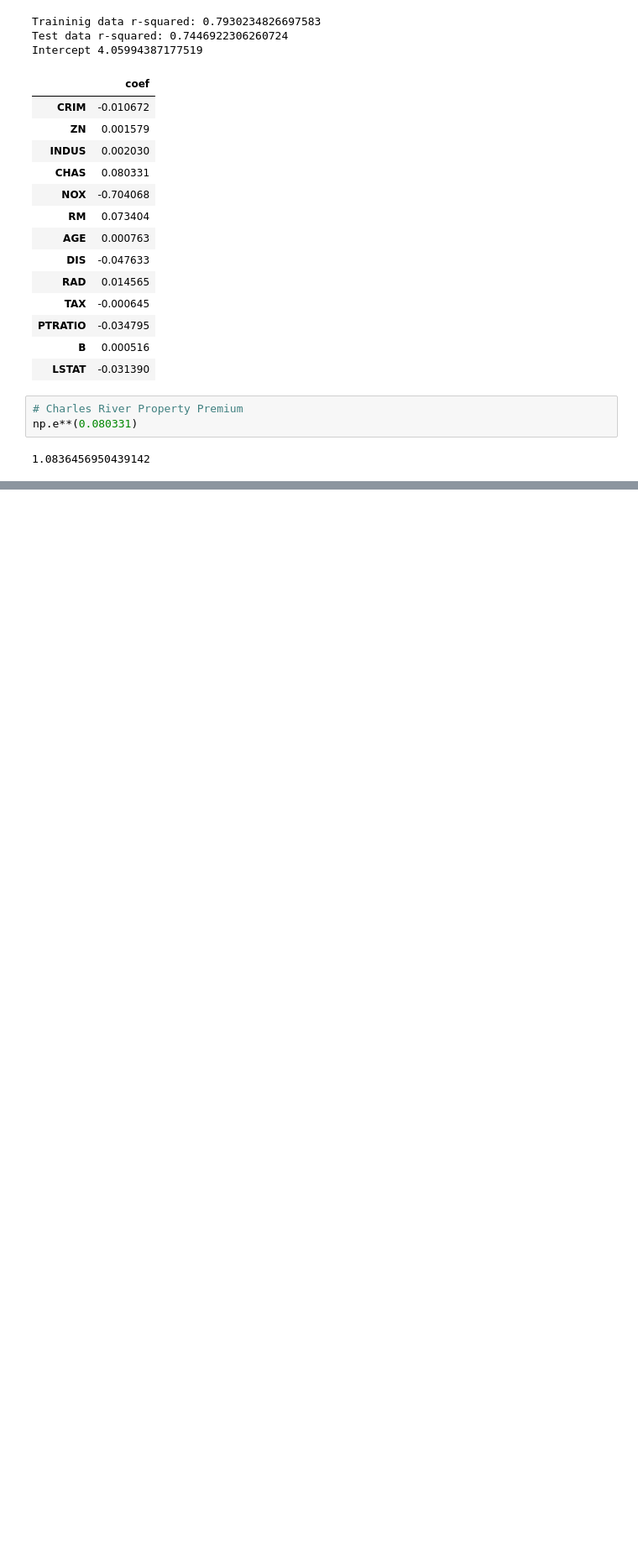
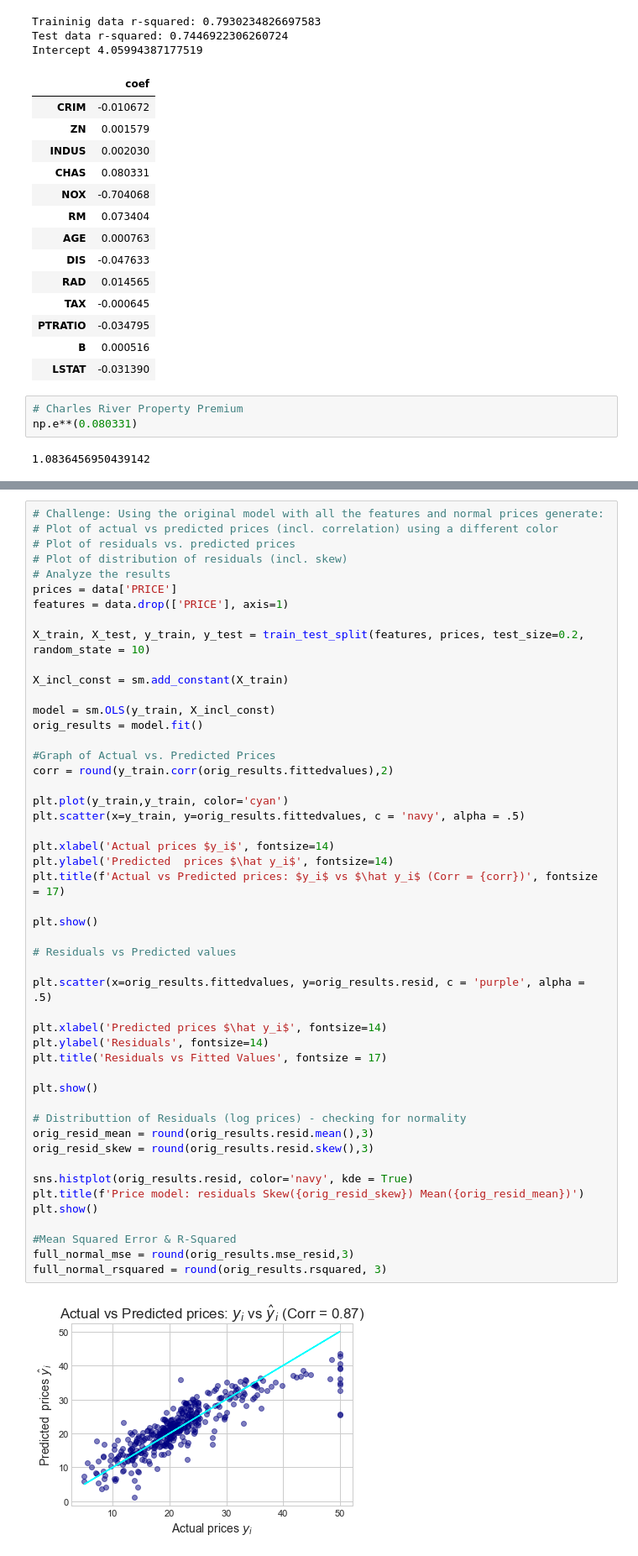
Before and after one commit to dtajiri/Udemy-Data-Science-and-Machine-Learning-Bootcamp, a Jupyter notebook: 04 Multivariable Regression.ipynb, the cells around one changed output, grey strips where cells are left out. Shown at 84% size. Saved outputs shown, nothing was run; the diff lists cells and outputs as text; blank space fills up the shorter version.

```diff
--- a/04 Multivariable Regression.ipynb
+++ b/04 Multivariable Regression.ipynb
@@ -603,0 +830,51 @@ np.e**(0.080331)
+# %%
+# Challenge: Using the original model with all the features and normal prices generate:
+# Plot of actual vs predicted prices (incl. correlation) using a different color
+# Plot of residuals vs. predicted prices
+# Plot of distribution of residuals (incl. skew)
+# Analyze the results
+prices = data['PRICE']
+features = data.drop(['PRICE'], axis=1)
+
+X_train, X_test, y_train, y_test = train_test_split(features, prices, test_size=0.2, random_state = 10)
+
+X_incl_const = sm.add_constant(X_train)
+
+model = sm.OLS(y_train, X_incl_const)
+orig_results = model.fit()
+
+#Graph of Actual vs. Predicted Prices
+corr = round(y_train.corr(orig_results.fittedvalues),2)
+
+plt.plot(y_train,y_train, color='cyan')
+plt.scatter(x=y_train, y=orig_results.fittedvalues, c = 'navy', alpha = .5)
+
+plt.xlabel('Actual prices $y_i$', fontsize=14)
+plt.ylabel('Predicted  prices $\hat y_i$', fontsize=14)
+plt.title(f'Actual vs Predicted prices: $y_i$ vs $\hat y_i$ (Corr = {corr})', fontsize = 17)
+
+plt.show()
+
+# Residuals vs Predicted values
+
+plt.scatter(x=orig_results.fittedvalues, y=orig_results.resid, c = 'purple', alpha = .5)
+
+plt.xlabel('Predicted prices $\hat y_i$', fontsize=14)
+plt.ylabel('Residuals', fontsize=14)
+plt.title('Residuals vs Fitted Values', fontsize = 17)
+
+plt.show()
+
+# Distributtion of Residuals (log prices) - checking for normality
+orig_resid_mean = round(orig_results.resid.mean(),3)
+orig_resid_skew = round(orig_results.resid.skew(),3)
+
+sns.histplot(orig_results.resid, color='navy', kde = True)
+plt.title(f'Price model: residuals Skew({orig_resid_skew}) Mean({orig_resid_mean})')
+plt.show()
+
+#Mean Squared Error & R-Squared
+full_normal_mse = round(orig_results.mse_resid,3)
+full_normal_rsquared = round(orig_results.rsquared, 3)
+# %% [output]
+[figure, added]
```
Also changed, not shown: parts of 19 cells of this notebook.
